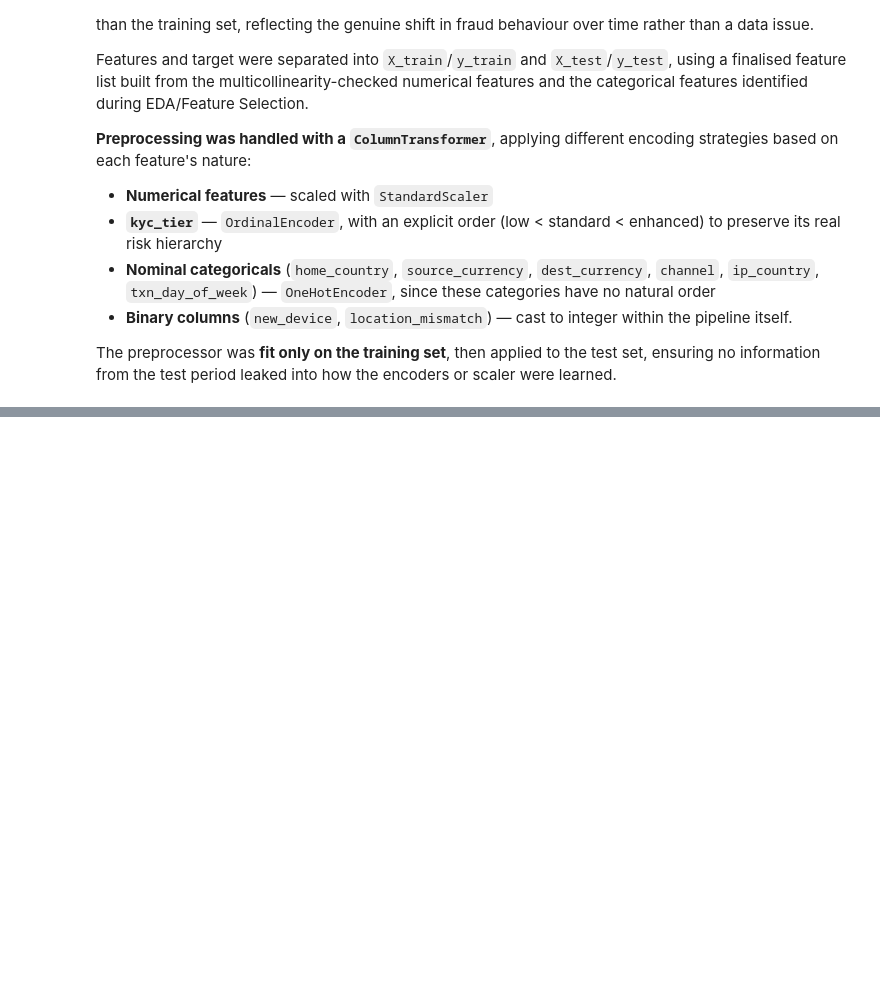
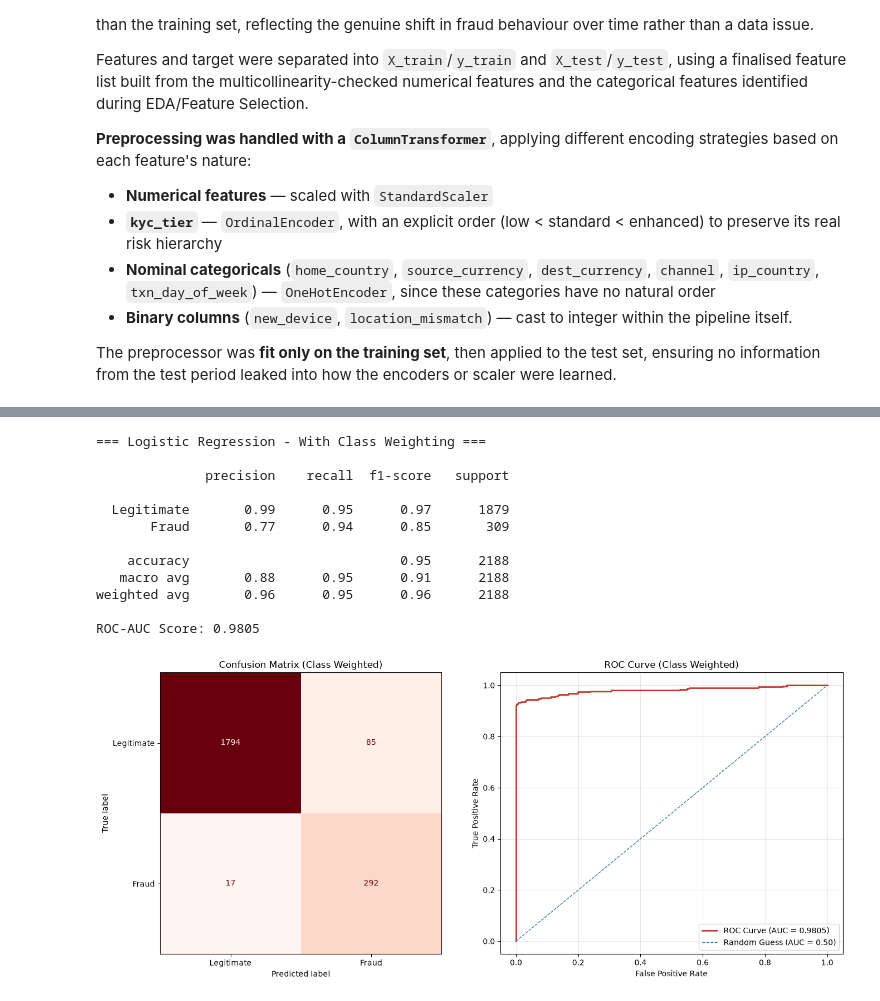
Before and after one commit to LeesiElekwa/Digital_Transfer_Fraud_Detection_System, a Jupyter notebook: Notebooks/ModelDevelopment.ipynb, the cells around one changed output, grey strips where cells are left out. Cells and saved outputs as stored; diff of their text form; code cells hidden in the pictures; blank space fills up the shorter version.

```diff
--- a/Notebooks/ModelDevelopment.ipynb
+++ b/Notebooks/ModelDevelopment.ipynb
@@ -182,0 +267,53 @@ The preprocessor was **fit only on the training set**, then applied to the test
+# %%
+# Logistic Regression with class weighting to handle imbalance
+logreg_weighted_pipeline = Pipeline(steps=[
+    ("preprocessor", preprocessor),
+    ("classifier", LogisticRegression(max_iter=1000, random_state=42, class_weight="balanced"))
+])
+
+logreg_weighted_pipeline.fit(X_train, y_train)
+
+y_pred_logreg_weighted = logreg_weighted_pipeline.predict(X_test)
+y_pred_proba_logreg_weighted = logreg_weighted_pipeline.predict_proba(X_test)[:, 1]
+
+print("=== Logistic Regression - With Class Weighting ===\n")
+print(classification_report(y_test, y_pred_logreg_weighted, target_names=["Legitimate", "Fraud"]))
+print(f"ROC-AUC Score: {roc_auc_score(y_test, y_pred_proba_logreg_weighted):.4f}")
+
+# Plotting the results
+fig, axes = plt.subplots(1, 2, figsize=(14, 6))
+
+# Confusion Matrix
+cm_weighted = confusion_matrix(y_test, y_pred_logreg_weighted)
+disp = ConfusionMatrixDisplay(confusion_matrix=cm_weighted, display_labels=["Legitimate", "Fraud"])
+disp.plot(ax=axes[0], cmap="Reds", colorbar=False)
+axes[0].set_title("Confusion Matrix (Class Weighted)")
+
+# ROC-AUC Curve
+fpr, tpr, thresholds = roc_curve(y_test, y_pred_proba_logreg_weighted)
+auc_score = roc_auc_score(y_test, y_pred_proba_logreg_weighted)
+
+axes[1].plot(fpr, tpr, color="#C0392B", linewidth=2, label=f"ROC Curve (AUC = {auc_score:.4f})")
+axes[1].plot([0, 1], [0, 1], color="#2E75B6", linestyle="--", linewidth=1, label="Random Guess (AUC = 0.50)")
+axes[1].set_title("ROC Curve (Class Weighted)")
+axes[1].set_xlabel("False Positive Rate")
+axes[1].set_ylabel("True Positive Rate")
+axes[1].legend(loc="lower right")
+axes[1].grid(True, alpha=0.3)
+
+plt.tight_layout()
+plt.show()
+# %% [output]
+=== Logistic Regression - With Class Weighting ===
+
+              precision    recall  f1-score   support
+
+  Legitimate       0.99      0.95      0.97      1879
+       Fraud       0.77      0.94      0.85       309
+
+    accuracy                           0.95      2188
+   macro avg       0.88      0.95      0.91      2188
+weighted avg       0.96      0.95      0.96      2188
+
+ROC-AUC Score: 0.9805
+[figure, added]
```
Also changed, not shown: parts of 10 cells of this notebook.
